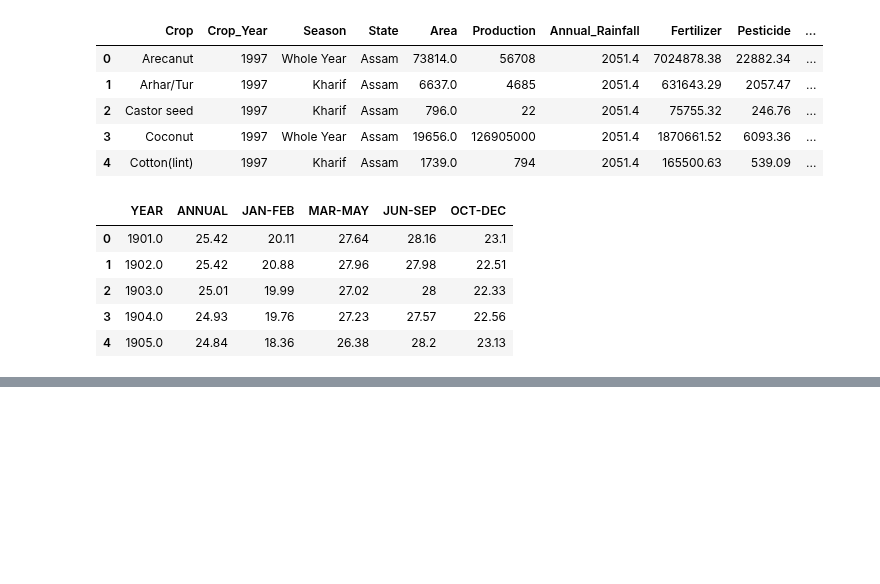
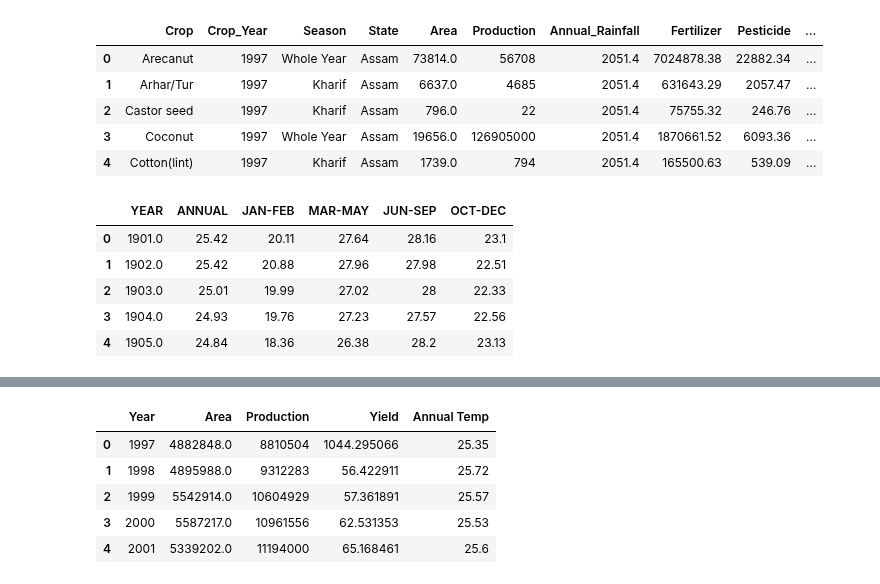
Before and after one commit to falconpunch082/da_bc-proj1, a Jupyter notebook: temperature_analysis.ipynb, the cells around one changed output, grey strips where cells are left out. Saved outputs shown, nothing was run; the diff lists cells and outputs as text; code cells hidden in the pictures; blank space fills up the shorter version.

```diff
--- a/temperature_analysis.ipynb
+++ b/temperature_analysis.ipynb
@@ -133,0 +158,9 @@ crop_list
+# %%
+maize_temp.head()
+# %% [output]
+|  | Year | Area | Production | Yield | Annual Temp |
+| 0 | 1997 | 4882848.0 | 8810504 | 1044.295066 | 25.35 |
+| 1 | 1998 | 4895988.0 | 9312283 | 56.422911 | 25.72 |
+| 2 | 1999 | 5542914.0 | 10604929 | 57.361891 | 25.57 |
+| 3 | 2000 | 5587217.0 | 10961556 | 62.531353 | 25.53 |
+| 4 | 2001 | 5339202.0 | 11194000 | 65.168461 | 25.6 |
```
Also changed, not shown: parts of 12 cells of this notebook.
